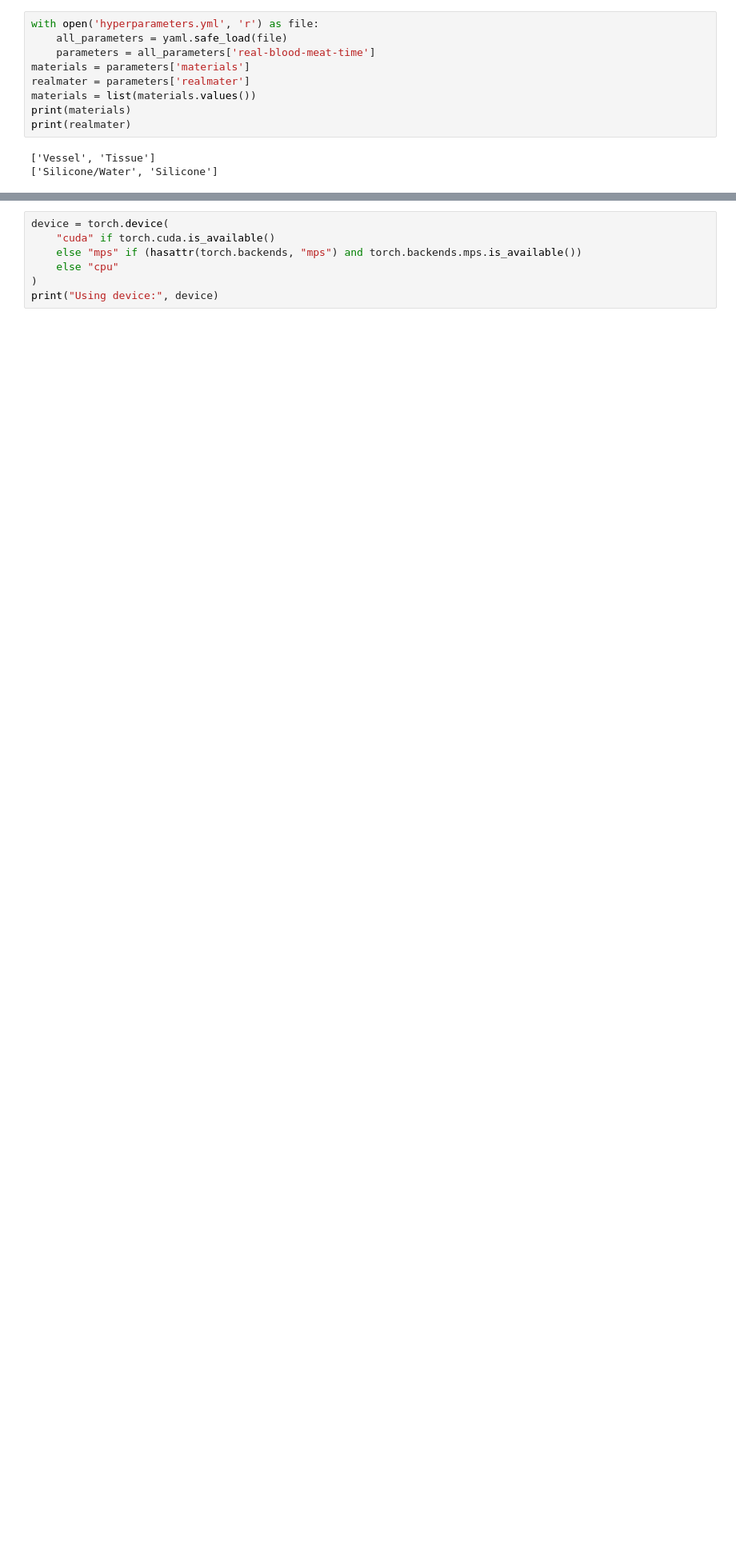
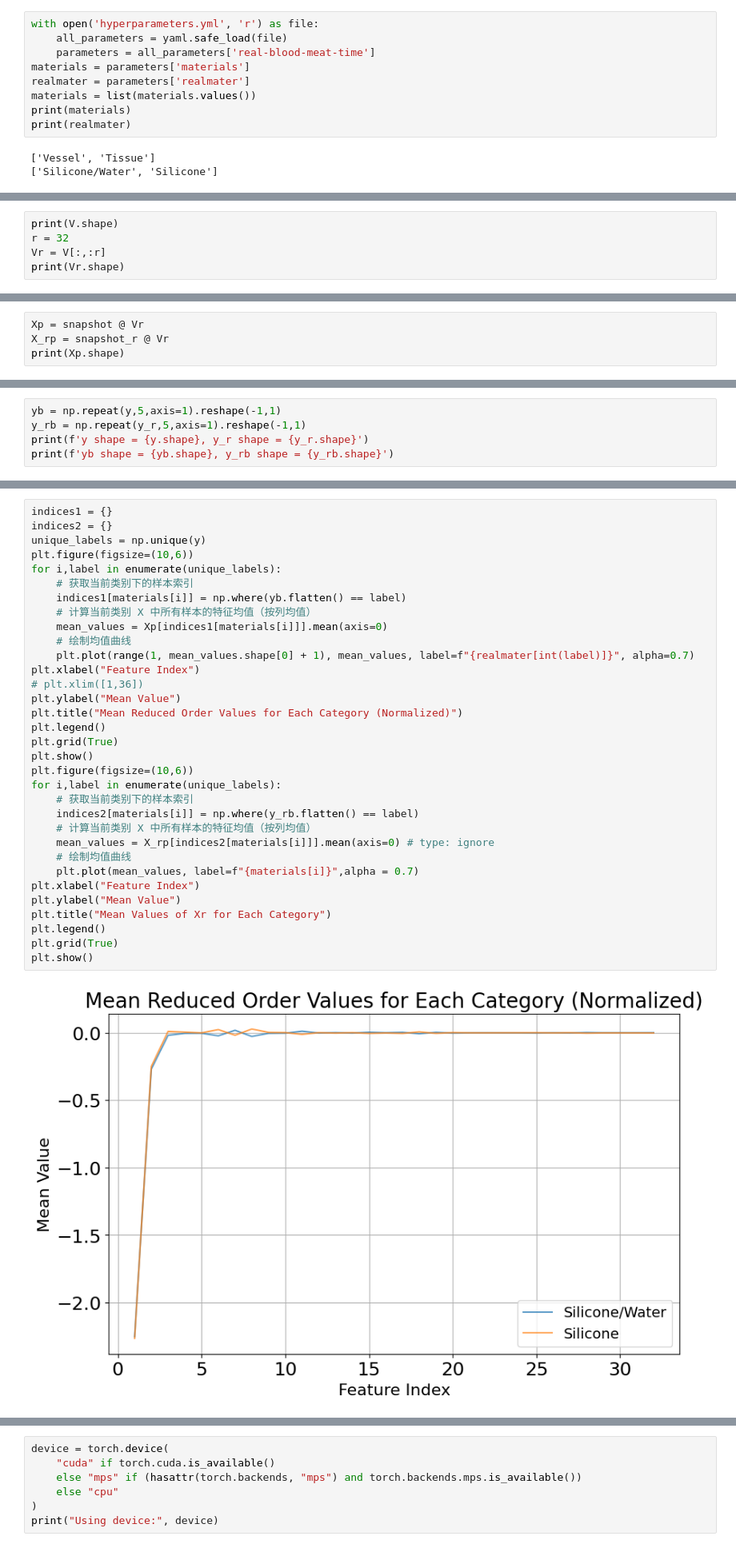
Before and after one commit to XiongStony/data_analyse, a Jupyter notebook: Niryo-robot-test/try_attention.ipynb, the cells around one changed output, grey strips where cells are left out. Shown at 80% size. Saved outputs shown, nothing was run; the diff lists cells and outputs as text; blank space fills up the shorter version.

```diff
--- a/Niryo-robot-test/try_attention.ipynb
+++ b/Niryo-robot-test/try_attention.ipynb
@@ -102,0 +100,5 @@ print(y_r.shape)
+# %%
+print(V.shape)
+r = 32
+Vr = V[:,:r]
+print(Vr.shape)
@@ -102,0 +128,4 @@ print(y_r.shape)
+# %%
+Xp = snapshot @ Vr
+X_rp = snapshot_r @ Vr
+print(Xp.shape)
@@ -102,0 +134,5 @@ print(y_r.shape)
+# %%
+yb = np.repeat(y,5,axis=1).reshape(-1,1)
+y_rb = np.repeat(y_r,5,axis=1).reshape(-1,1)
+print(f'y shape = {y.shape}, y_r shape = {y_r.shape}')
+print(f'yb shape = {yb.shape}, y_rb shape = {y_rb.shape}')
@@ -102,0 +142,35 @@ print(y_r.shape)
+# %%
+indices1 = {}
+indices2 = {}
+unique_labels = np.unique(y)
+plt.figure(figsize=(10,6))
+for i,label in enumerate(unique_labels):
+    # 获取当前类别下的样本索引
+    indices1[materials[i]] = np.where(yb.flatten() == label)
+    # 计算当前类别 X 中所有样本的特征均值（按列均值）
+    mean_values = Xp[indices1[materials[i]]].mean(axis=0)
+    # 绘制均值曲线
+    plt.plot(range(1, mean_values.shape[0] + 1), mean_values, label=f"{realmater[int(label)]}", alpha=0.7)
+plt.xlabel("Feature Index")
+# plt.xlim([1,36])
+plt.ylabel("Mean Value")
+plt.title("Mean Reduced Order Values for Each Category (Normalized)")
+plt.legend()
+plt.grid(True)
+plt.show()
+plt.figure(figsize=(10,6))
+for i,label in enumerate(unique_labels):
+    # 获取当前类别下的样本索引
+    indices2[materials[i]] = np.where(y_rb.flatten() == label)
+    # 计算当前类别 X 中所有样本的特征均值（按列均值）
+    mean_values = X_rp[indices2[materials[i]]].mean(axis=0) # type: ignore
+    # 绘制均值曲线
+    plt.plot(mean_values, label=f"{materials[i]}",alpha = 0.7)
+plt.xlabel("Feature Index")
+plt.ylabel("Mean Value")
+plt.title("Mean Values of Xr for Each Category")
+plt.legend()
+plt.grid(True)
+plt.show()
+# %% [output]
+[figure, added]
```
Also changed, not shown: parts of 28 cells of this notebook, 2 other files.
